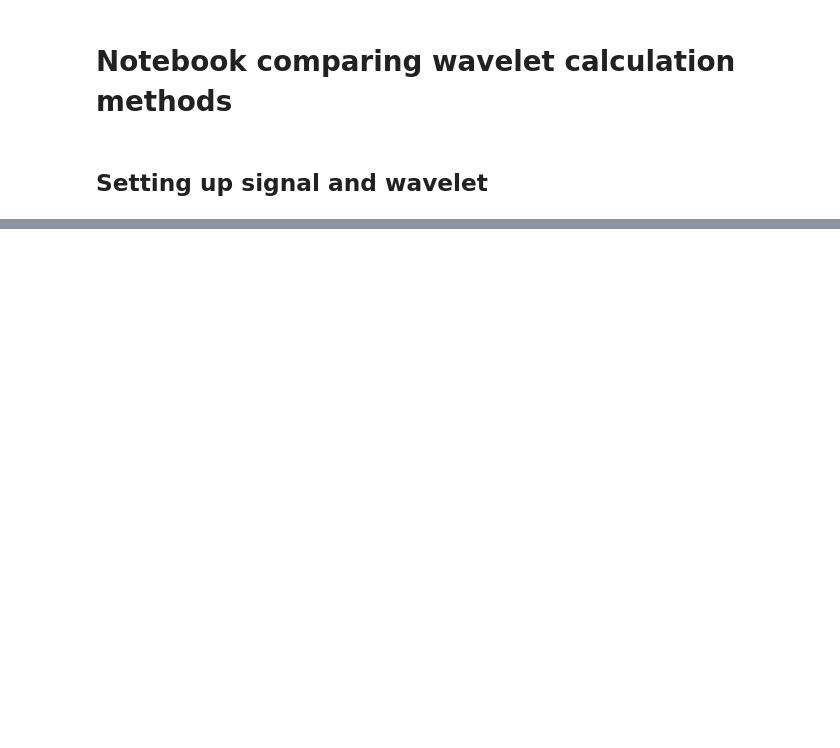
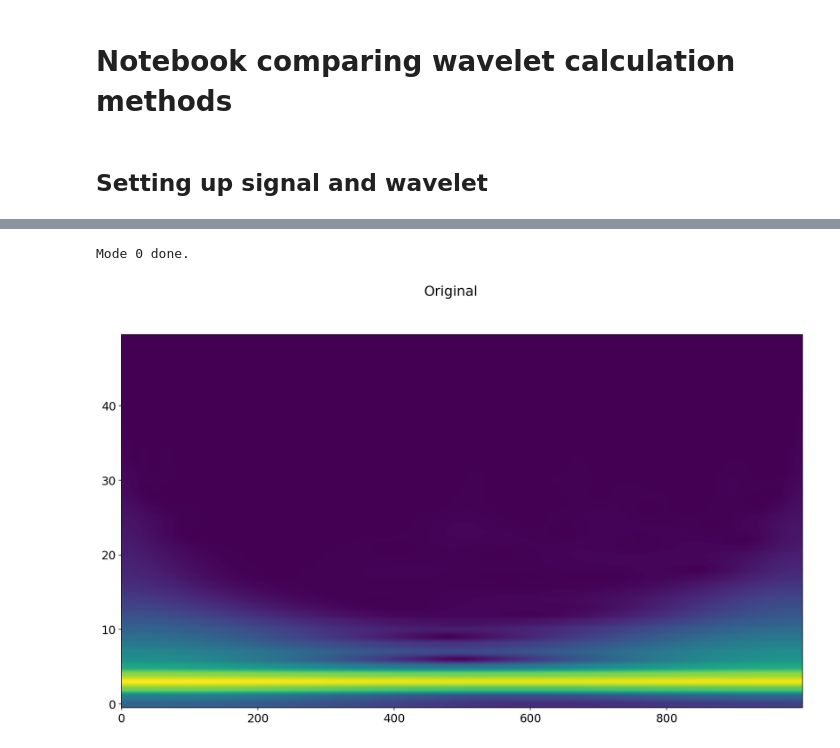
Before and after one commit to shaliulab/long-timescale-analysis, a Jupyter notebook: analysis/notebooks/20220128_wavelet_example.ipynb, the cells around one changed output, grey strips where cells are left out. Saved outputs shown, nothing was run; the diff lists cells and outputs as text; code cells hidden in the pictures; blank space fills up the shorter version.

```diff
--- a/analysis/notebooks/20220128_wavelet_example.ipynb
+++ b/analysis/notebooks/20220128_wavelet_example.ipynb
@@ -151,7 +151,7 @@ SAMPLING_FREQ = 100
 OMEGA0 = 1
 MIN_FREQ = 0.1
 MAX_FREQ = 50
-N_FREQUENCIES = 50
+N_FREQUENCIES = 25
 
 dt = 1.0 / SAMPLING_FREQ
 
@@ -190,56 +226,60 @@ sine_wave_set_0[(center - 50) : (center + 50)] = 0
 # %%
-import pathlib
+# import pathlib
 
-base_figure_path = pathlib.Path("wavelets_figures")
-base_figure_path.mkdir(exist_ok=True, parents=True)
+# base_figure_path = pathlib.Path("wavelets_figures")
+# base_figure_path.mkdir(exist_ok=True, parents=True)
 
-fig, ax = plt.subplots(1, 1, figsize=(16, 9))
-plt.plot(sine_wave_raw)
-plt.savefig(base_figure_path / "original_signal.png")
+# fig, ax = plt.subplots(1, 1, figsize=(16, 9))
+# plt.plot(sine_wave_raw)
+# plt.savefig(base_figure_path / "original_signal.png")
 
-fig, ax = plt.subplots(1, 1, figsize=(16, 9))
-plt.plot(sine_wave_censored)
-plt.savefig(base_figure_path / "censored_signal.png")
+# fig, ax = plt.subplots(1, 1, figsize=(16, 9))
+# plt.plot(sine_wave_censored)
+# plt.savefig(base_figure_path / "censored_signal.png")
 # %%
 wavelets_orig = fastWavelet_morlet_convolution_parallel_annotated(
-    0, sine_wave_raw, freqs, 5, 0.01, -1
+    0, signal, freqs, 5, 0.01, -1
 )
 fig, ax = plt.subplots(1, 1, figsize=(16, 9))
 plt.imshow(wavelets_orig, aspect="auto")
 ax.invert_yaxis()
 plt.suptitle("Original")
 plt.savefig(base_figure_path / "original.png")
 
-wavelets_signal_set_0 = fastWavelet_morlet_convolution_parallel_annotated(
-    0, sine_wave_set_0, freqs, 5, 0.01, -1
-)
-fig, ax = plt.subplots(1, 1, figsize=(16, 9))
-plt.imshow(wavelets_signal_set_0, aspect="auto")
-ax.invert_yaxis()
-plt.suptitle("Set Signal to 0")
-plt.savefig(base_figure_path / "set_signal_to_0.png")
+# wavelets_signal_set_0 = fastWavelet_morlet_convolution_parallel_annotated(
+#     0, sine_wave_set_0, freqs, 5, 0.01, -1
+# )
+# fig, ax = plt.subplots(1, 1, figsize=(16, 9))
+# plt.imshow(wavelets_signal_set_0, aspect="auto")
+# ax.invert_yaxis()
+# plt.suptitle("Set Signal to 0")
+# plt.savefig(base_figure_path / "set_signal_to_0.png")
 
-wavelets_signal_interp = fastWavelet_morlet_convolution_parallel_annotated(
-    0, sine_wave_interp, freqs, 5, 0.01, -1
-)
-fig, ax = plt.subplots(1, 1, figsize=(16, 9))
-plt.imshow(wavelets_signal_interp, aspect="auto")
-ax.invert_yaxis()
-plt.suptitle("Interpolated Signal")
-plt.savefig(base_figure_path / "interpolated_signal.png")
+# wavelets_signal_interp = fastWavelet_morlet_convolution_parallel_annotated(
+#     0, sine_wave_interp, freqs, 5, 0.01, -1
+# )
+# fig, ax = plt.subplots(1, 1, figsize=(16, 9))
+# plt.imshow(wavelets_signal_interp, aspect="auto")
+# ax.invert_yaxis()
+# plt.suptitle("Interpolated Signal")
+# plt.colorbar()
+# plt.savefig(base_figure_path / "interpolated_signal.png")
 
 
-wavelets_wolf = fastWavelet_morlet_convolution_parallel_annotated(
-    0, sine_wave_raw, freqs, 5, 0.01, -1
-)
-wavelets_wolf[:, 40:-40] = np.nan
-wavelets_interp = wavelets_wolf.copy()
-wavelets_df = pd.DataFrame(wavelets_interp)
-wavelets_df = wavelets_df.interpolate(method="ffill", axis=1)
+# wavelets_wolf = fastWavelet_morlet_convolution_parallel_annotated(
+#     0, sine_wave_raw, freqs, 5, 0.01, -1
+# )
+# wavelets_wolf[:, 40:-40] = np.nan
+# wavelets_interp = wavelets_wolf.copy()
+# wavelets_df = pd.DataFrame(wavelets_interp)
+# wavelets_df = wavelets_df.interpolate(method="ffill", axis=1)
 
 
-fig, ax = plt.subplots(1, 1, figsize=(16, 9))
-plt.imshow(wavelets_df.values, aspect="auto")
-ax.invert_yaxis()
-plt.savefig(base_figure_path / "interpolated_wavelets.png")
+# fig, ax = plt.subplots(1, 1, figsize=(16, 9))
+# plt.imshow(wavelets_df.values, aspect="auto")
+# ax.invert_yaxis()
+# plt.savefig(base_figure_path / "interpolated_wavelets.png")
+# %% [output]
+Mode 0 done.
+[figure, added]
 # %%
```
Also changed, not shown: parts of 11 cells of this notebook, 16 other files.
